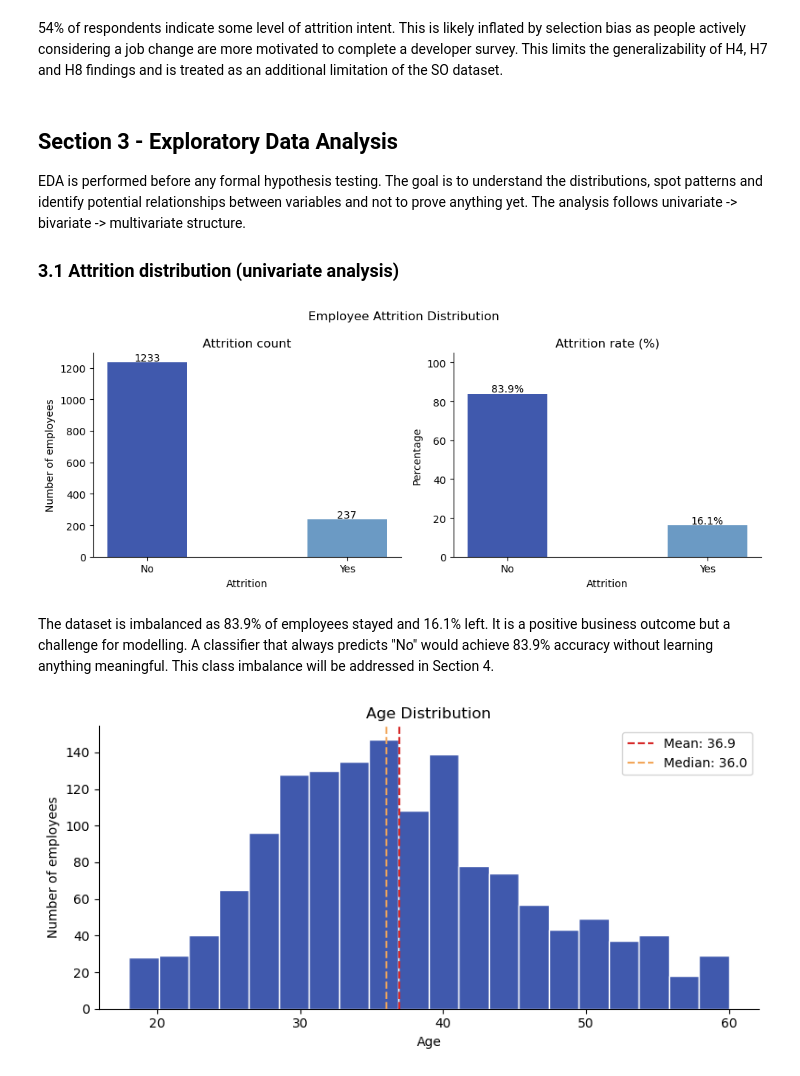
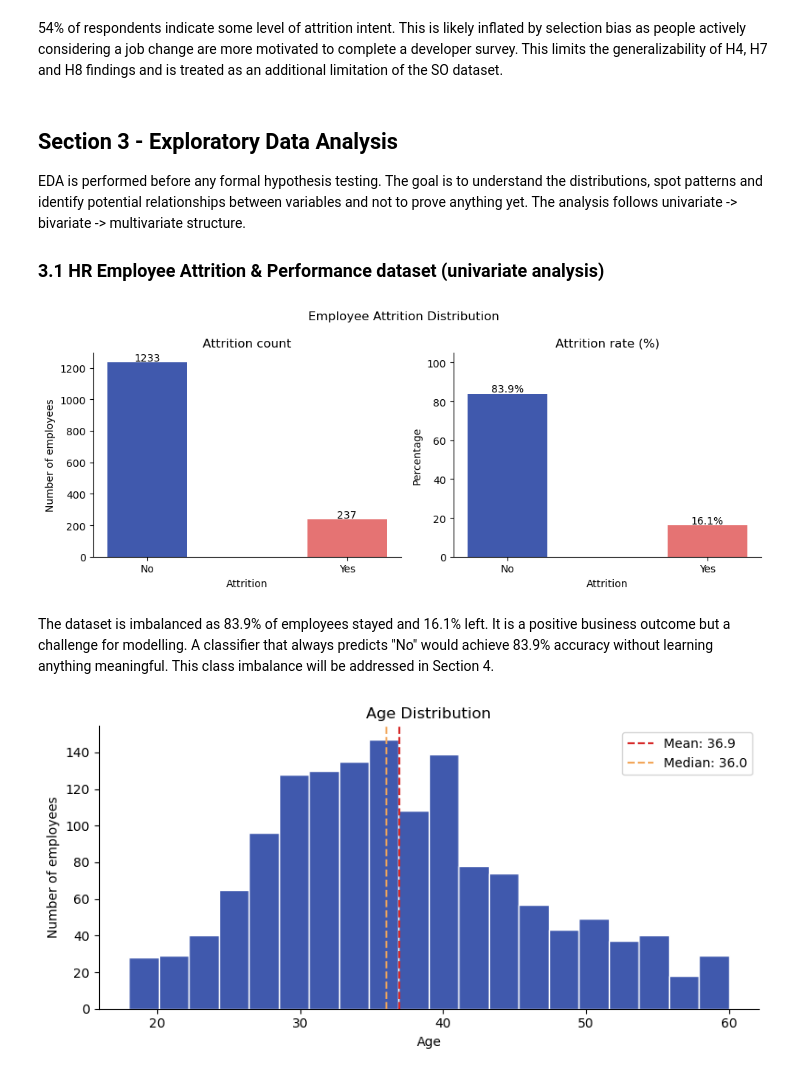
Before and after one commit to amanova1/why-employees-leave, a Jupyter notebook: why_employees_leave.ipynb, the cells around one changed output. Saved outputs shown, nothing was run; the diff lists cells and outputs as text; code cells hidden in the pictures.

```diff
--- a/why_employees_leave.ipynb
+++ b/why_employees_leave.ipynb
@@ -347,44 +347,45 @@ Name: proportion, dtype: float64
 EDA is performed before any formal hypothesis testing. The goal is to understand the distributions, spot patterns and identify potential relationships between variables and not to prove anything yet.
 The analysis follows univariate -> bivariate -> multivariate structure.
 
-### 3.1 Attrition distribution (univariate analysis)
+### 3.1 HR Employee Attrition & Performance dataset (univariate analysis)
 # %%
 fig, axes = plt.subplots(1, 2, figsize=(10, 4))
-colors = ['#4059AD', '#6B9AC4']
+colors = ['#4059AD', '#E57373']
 
 # Left plot counts
 attrition_counts = hr_data['Attrition'].value_counts()
 bars = axes[0].bar(attrition_counts.index, attrition_counts.values, color=colors, width = 0.4, align = 'center')
 axes[0].set_title('Attrition count')
 axes[0].set_xlabel('Attrition')
 axes[0].set_ylabel('Number of employees')
 for bar in bars:
     axes[0].text(bar.get_x() + bar.get_width()/2, bar.get_height() + 10,
                  str(int(bar.get_height())), ha='center', fontsize=10)
 axes[0].spines['top'].set_visible(False)
 axes[0].spines['right'].set_visible(False)
 
 # Right plot percentages
 attrition_pct = hr_data['Attrition'].value_counts(normalize=True).mul(100)
 bars2 = axes[1].bar(attrition_pct.index, attrition_pct.values, color=colors, width = 0.4, align = 'center')
 axes[1].set_title('Attrition rate (%)')
 axes[1].set_xlabel('Attrition')
 axes[1].set_ylabel('Percentage')
 axes[1].set_ylim(0, 105)
 
 for bar in bars2:
     axes[1].text(bar.get_x() + bar.get_width()/2, bar.get_height() + 1,
                  f'{bar.get_height():.1f}%', ha='center', fontsize=10)
 axes[1].spines['top'].set_visible(False)
 axes[1].spines['right'].set_visible(False)
 
 plt.suptitle('Employee Attrition Distribution')
 plt.tight_layout()
 plt.show()
 # %% [output]
-[figure, old version]
+[figure, new version]
 # %% [markdown]
-The dataset is imbalanced as 83.9% of employees stayed and 16.1% left. It is a positive business outcome but a challenge for modelling. A classifier that always predicts "No" would achieve 83.9% accuracy without learning anything meaningful. This class imbalance will be addressed in Section 4.
+The dataset is imbalanced as 83.9% of employees stayed and 16.1% left. It is a positive business outcome but a challenge for modelling. A classifier that always predicts "No" would achieve 83.9% accuracy without learning anything meaningful.
+This class imbalance will be addressed in Section 4.
 # %%
 fig, ax = plt.subplots(figsize=(8, 4))
 
```
Also changed, not shown: parts of 15 cells of this notebook.
